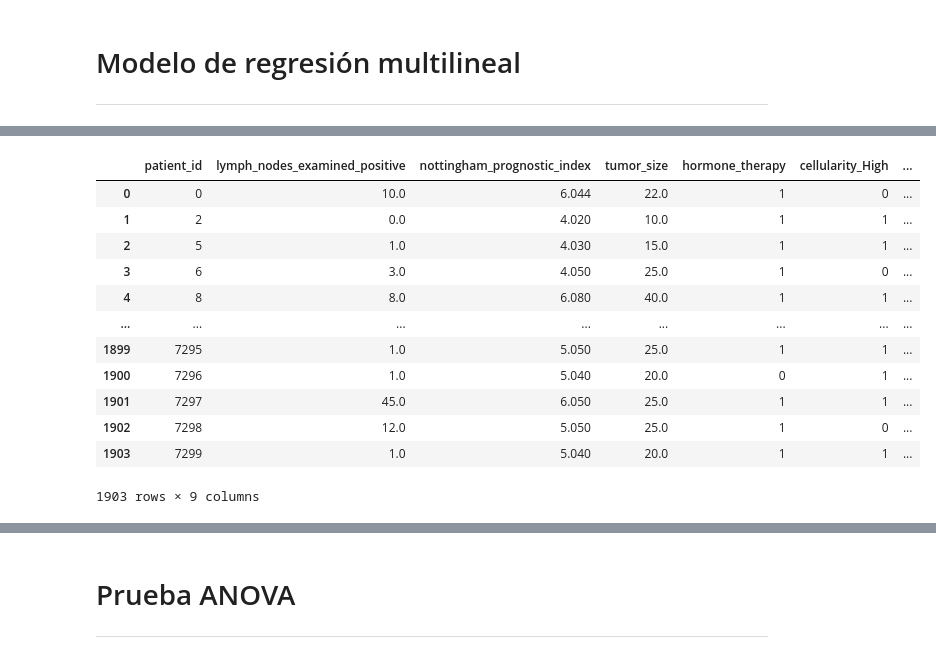
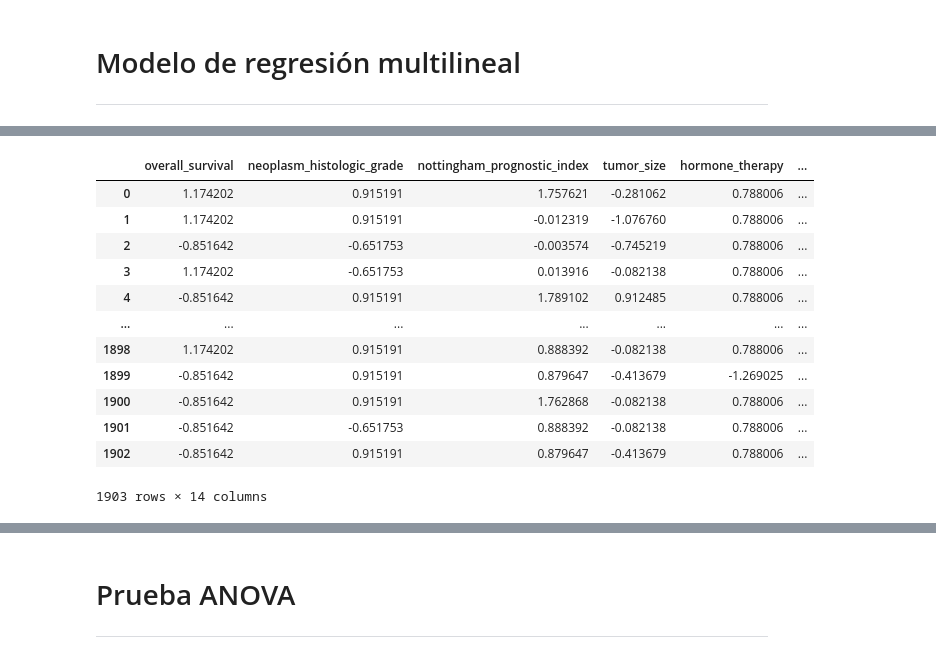
Before and after one commit to diazgaby/MachineLearning_Pregrado, a Jupyter notebook: comp.ipynb, the cells around one changed output, grey strips where cells are left out. Saved outputs shown, nothing was run; the diff lists cells and outputs as text; code cells hidden in the pictures.

```diff
--- a/comp.ipynb
+++ b/comp.ipynb
@@ -328,28 +348,29 @@ strong multicollinearity or other numerical problems.
 # %%
 # Eliminando columnas cuyo P-valor supera 0.05
 def limpiador_pvalor(base_datos, regresion):
     for i in base_datos:
         if regresion.pvalues[i] > 0.05:
             base_datos = base_datos.drop([i], axis = 1)
     return base_datos
 
+y = datos_estandarizados.loc[:, var_dep]
 analisis2 = datos_estandarizados.drop(var_dep, axis = 1)
 analisis2 = limpiador_pvalor(analisis2, MRL)
-analisis3 = pd.concat([analisis2, y], axis = 1)
-analisis3
+datos_estandarizados = pd.concat([y, analisis2], axis = 1)
+datos_estandarizados
 # %% [output]
-|  | patient_id | lymph_nodes_examined_positive | nottingham_prognostic_index | tumor_size | hormone_therapy | cellularity_High | ... |
-| 0 | 0 | 10.0 | 6.044 | 22.0 | 1 | 0 | ... |
-| 1 | 2 | 0.0 | 4.020 | 10.0 | 1 | 1 | ... |
-| 2 | 5 | 1.0 | 4.030 | 15.0 | 1 | 1 | ... |
-| 3 | 6 | 3.0 | 4.050 | 25.0 | 1 | 0 | ... |
-| 4 | 8 | 8.0 | 6.080 | 40.0 | 1 | 1 | ... |
-| ... | ... | ... | ... | ... | ... | ... | ... |
-| 1899 | 7295 | 1.0 | 5.050 | 25.0 | 1 | 1 | ... |
-| 1900 | 7296 | 1.0 | 5.040 | 20.0 | 0 | 1 | ... |
-| 1901 | 7297 | 45.0 | 6.050 | 25.0 | 1 | 1 | ... |
-| 1902 | 7298 | 12.0 | 5.050 | 25.0 | 1 | 0 | ... |
-| 1903 | 7299 | 1.0 | 5.040 | 20.0 | 1 | 1 | ... |
+|  | overall_survival | neoplasm_histologic_grade | nottingham_prognostic_index | tumor_size | hormone_therapy | ... |
+| 0 | 1.174202 | 0.915191 | 1.757621 | -0.281062 | 0.788006 | ... |
+| 1 | 1.174202 | 0.915191 | -0.012319 | -1.076760 | 0.788006 | ... |
+| 2 | -0.851642 | -0.651753 | -0.003574 | -0.745219 | 0.788006 | ... |
+| 3 | 1.174202 | -0.651753 | 0.013916 | -0.082138 | 0.788006 | ... |
+| 4 | -0.851642 | 0.915191 | 1.789102 | 0.912485 | 0.788006 | ... |
+| ... | ... | ... | ... | ... | ... | ... |
+| 1898 | 1.174202 | 0.915191 | 0.888392 | -0.082138 | 0.788006 | ... |
+| 1899 | -0.851642 | 0.915191 | 0.879647 | -0.413679 | -1.269025 | ... |
+| 1900 | -0.851642 | 0.915191 | 1.762868 | -0.082138 | 0.788006 | ... |
+| 1901 | -0.851642 | -0.651753 | 0.888392 | -0.082138 | 0.788006 | ... |
+| 1902 | -0.851642 | 0.915191 | 0.879647 | -0.413679 | 0.788006 | ... |
-1903 rows × 9 columns
+1903 rows × 14 columns
 # %%
 # Regresión con las variables contribuyentes al modelo
```
Also changed, not shown: parts of 9 cells of this notebook, 1 other file.
